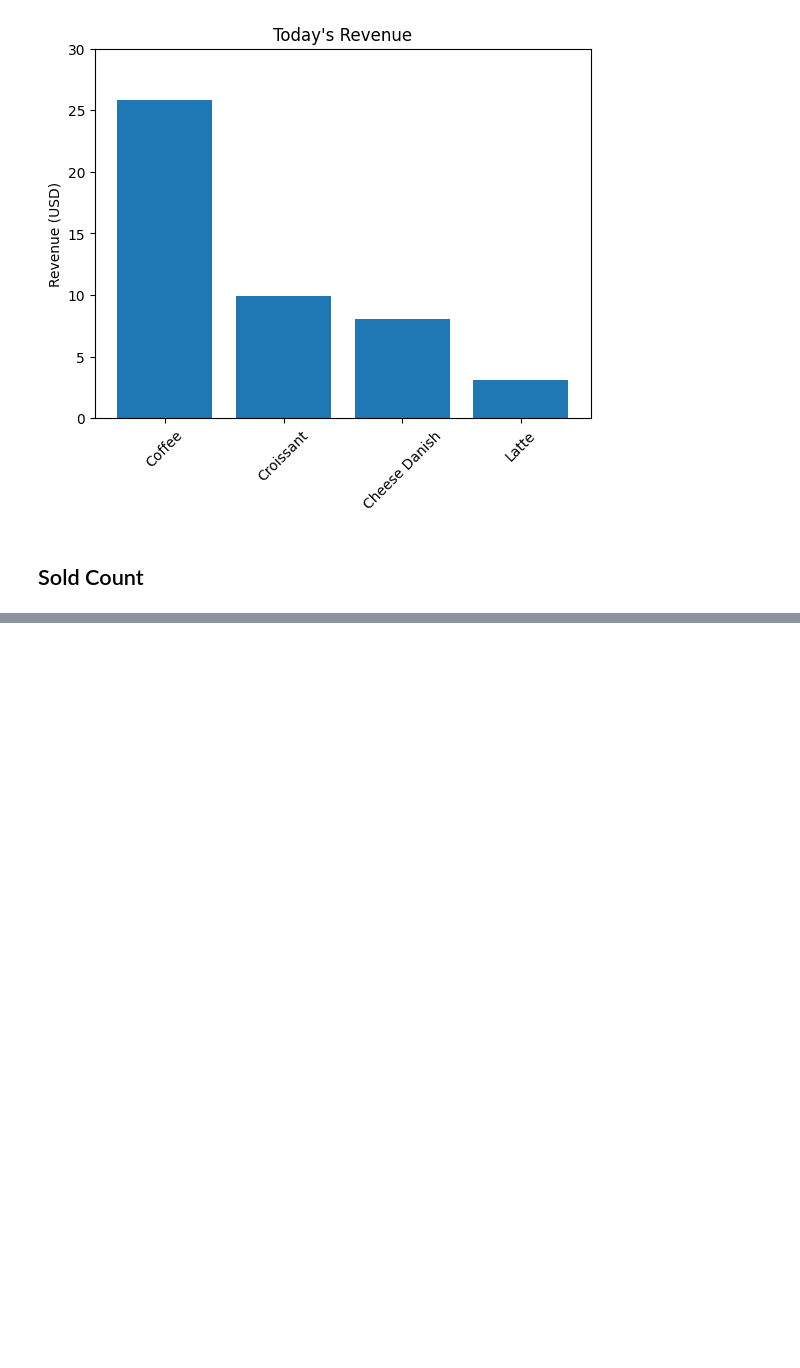
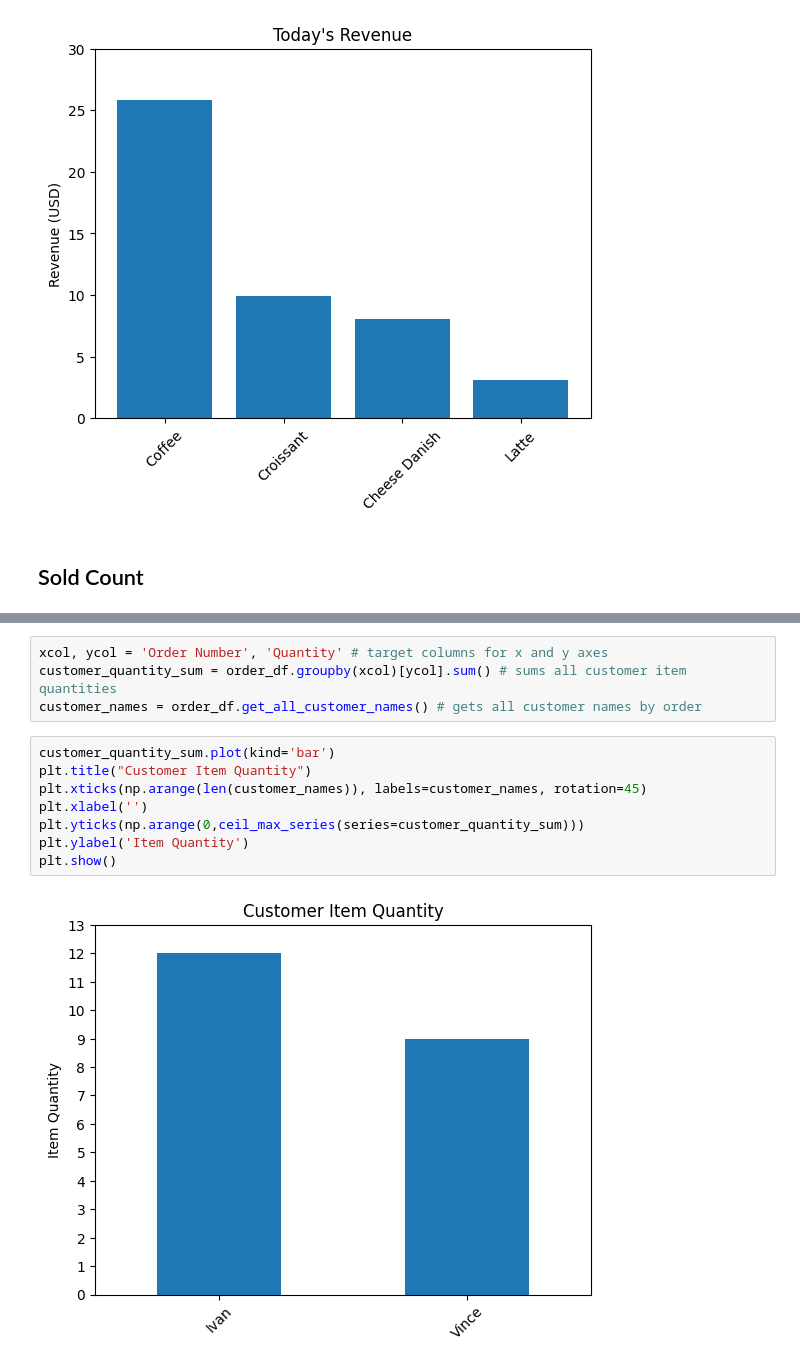
Before and after one commit to ivanbaradi/My-Cafe, a Jupyter notebook: main.ipynb, the cells around one changed output, grey strips where cells are left out. Cells and saved outputs as stored; diff of their text form; blank space fills up the shorter version.

```diff
--- a/main.ipynb
+++ b/main.ipynb
@@ -631,0 +680,14 @@ plt.show()
+# %%
+xcol, ycol = 'Order Number', 'Quantity' # target columns for x and y axes
+customer_quantity_sum = order_df.groupby(xcol)[ycol].sum() # sums all customer item quantities
+customer_names = order_df.get_all_customer_names() # gets all customer names by order
+# %%
+customer_quantity_sum.plot(kind='bar')
+plt.title("Customer Item Quantity")
+plt.xticks(np.arange(len(customer_names)), labels=customer_names, rotation=45)
+plt.xlabel('')
+plt.yticks(np.arange(0,ceil_max_series(series=customer_quantity_sum)))
+plt.ylabel('Item Quantity')
+plt.show()
+# %% [output]
+[figure, added]
```
Also changed, not shown: parts of 9 cells of this notebook.
